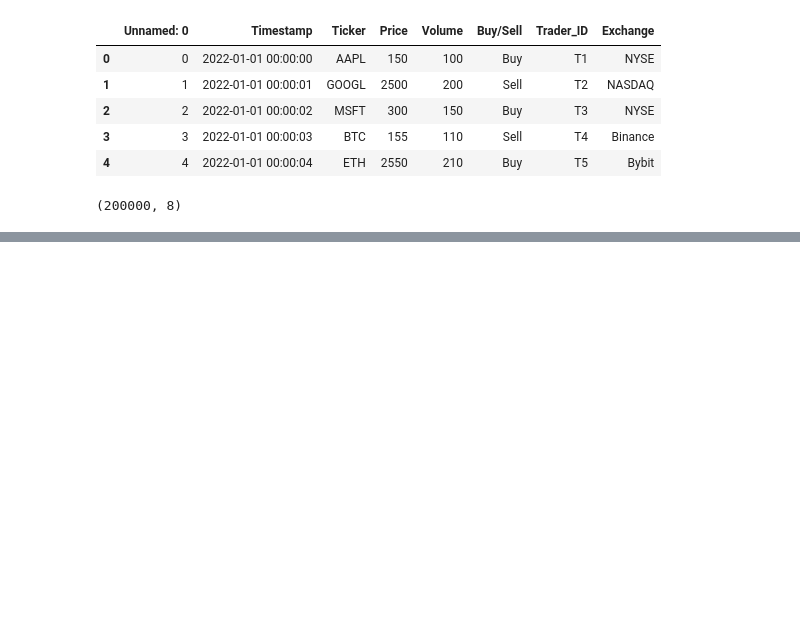
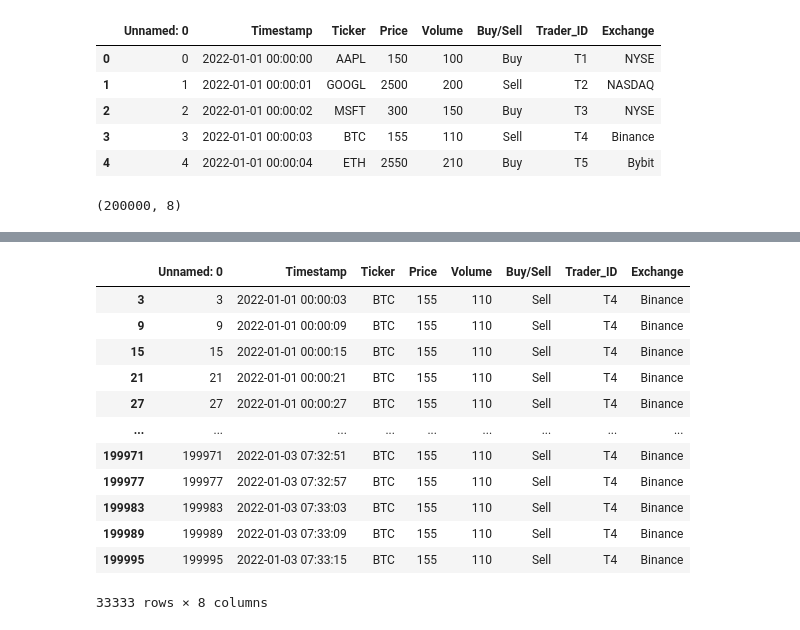
Before and after one commit to sumitkhera11/AI-Agentic-Trading-Bot, a Jupyter notebook: notebooks/Day_27_Groupby.ipynb, the cells around one changed output, grey strips where cells are left out. Saved outputs shown, nothing was run; the diff lists cells and outputs as text; code cells hidden in the pictures; blank space fills up the shorter version.

```diff
--- a/notebooks/Day_27_Groupby.ipynb
+++ b/notebooks/Day_27_Groupby.ipynb
@@ -86,0 +142,19 @@ Name: Volume, dtype: int64
+# %%
+# GET GROUP SEPECIFIC DATA
+tickers.get_group('BTC')  # better and fast approach
+#or
+exchange_df[exchange_df['Ticker'] == "BTC"]
+# %% [output]
+|  | Unnamed: 0 | Timestamp | Ticker | Price | Volume | Buy/Sell | Trader_ID | Exchange |
+| 3 | 3 | 2022-01-01 00:00:03 | BTC | 155 | 110 | Sell | T4 | Binance |
+| 9 | 9 | 2022-01-01 00:00:09 | BTC | 155 | 110 | Sell | T4 | Binance |
+| 15 | 15 | 2022-01-01 00:00:15 | BTC | 155 | 110 | Sell | T4 | Binance |
+| 21 | 21 | 2022-01-01 00:00:21 | BTC | 155 | 110 | Sell | T4 | Binance |
+| 27 | 27 | 2022-01-01 00:00:27 | BTC | 155 | 110 | Sell | T4 | Binance |
+| ... | ... | ... | ... | ... | ... | ... | ... | ... |
+| 199971 | 199971 | 2022-01-03 07:32:51 | BTC | 155 | 110 | Sell | T4 | Binance |
+| 199977 | 199977 | 2022-01-03 07:32:57 | BTC | 155 | 110 | Sell | T4 | Binance |
+| 199983 | 199983 | 2022-01-03 07:33:03 | BTC | 155 | 110 | Sell | T4 | Binance |
+| 199989 | 199989 | 2022-01-03 07:33:09 | BTC | 155 | 110 | Sell | T4 | Binance |
+| 199995 | 199995 | 2022-01-03 07:33:15 | BTC | 155 | 110 | Sell | T4 | Binance |
+33333 rows × 8 columns
```
Also changed, not shown: parts of 32 cells of this notebook, 4 other files.
